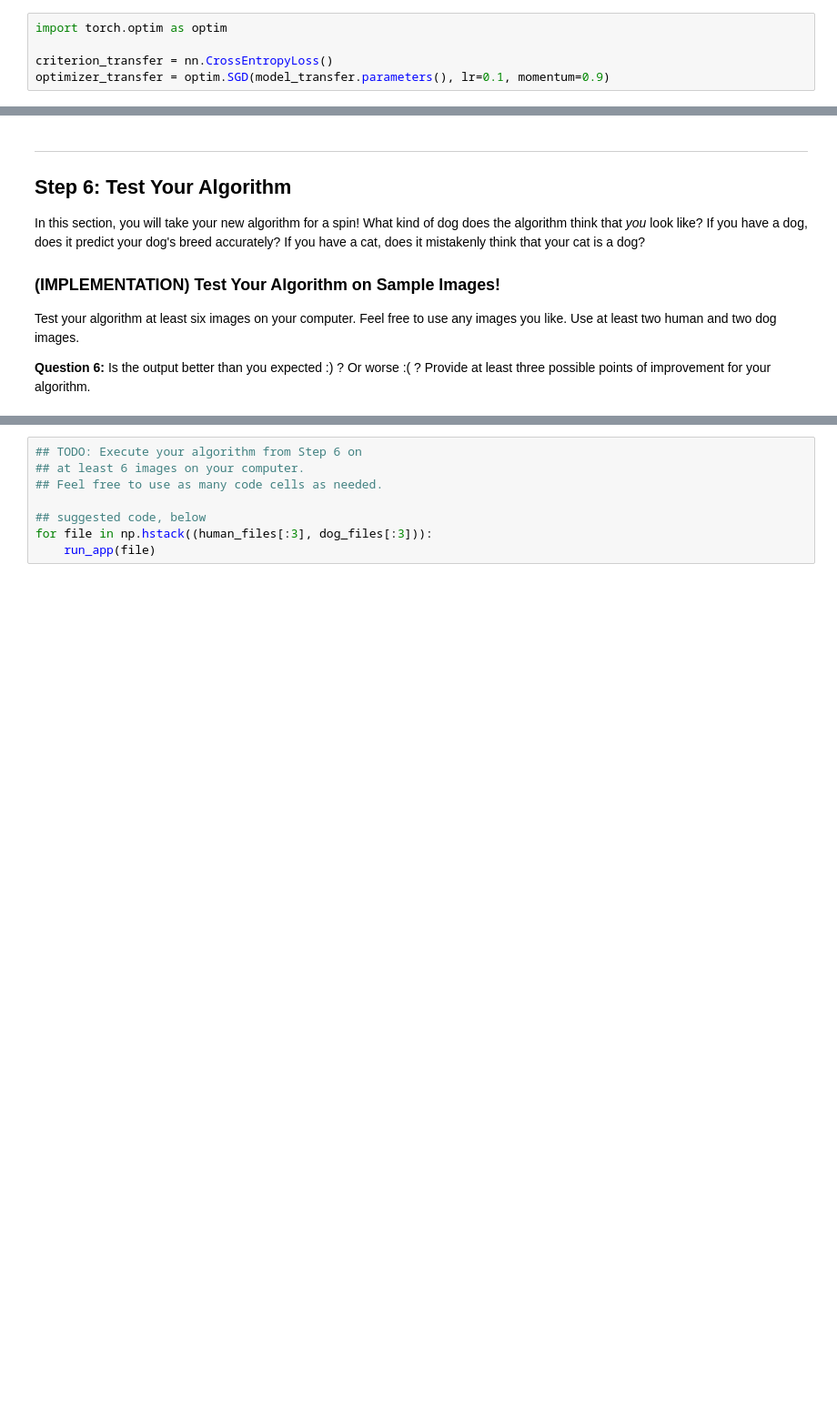
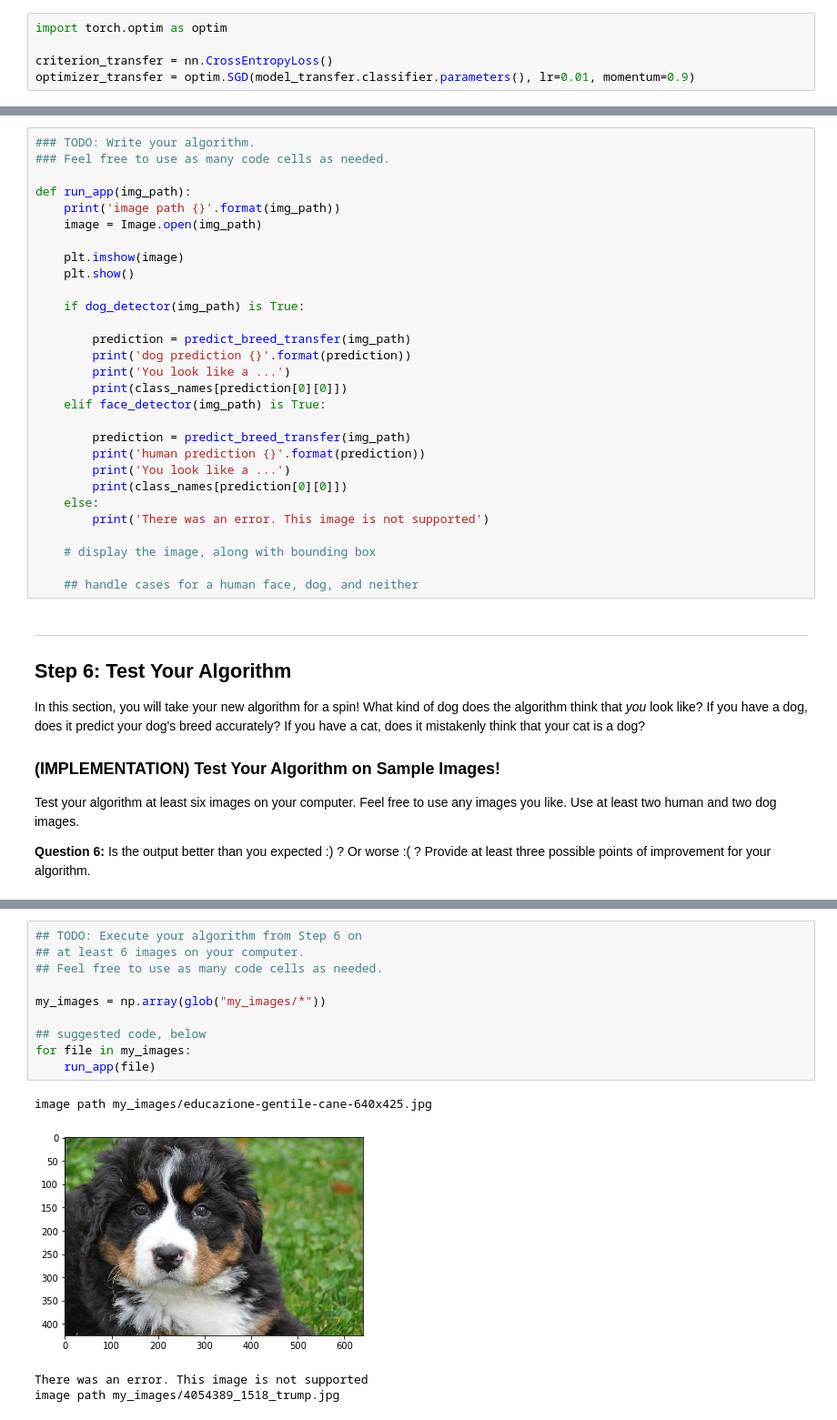
Before and after one commit to antonino-tocco/deeplearning, a Jupyter notebook: project-dog-classification/dog_app.ipynb, the cells around one changed output, grey strips where cells are left out. Shown at 91% size. Saved outputs shown, nothing was run; the diff lists cells and outputs as text; blank space fills up the shorter version.

```diff
--- a/project-dog-classification/dog_app.ipynb
+++ b/project-dog-classification/dog_app.ipynb
@@ -690,7 +691,7 @@ Use the next code cell to specify a [loss function](http://pytorch.org/docs/mast
 import torch.optim as optim
 
 criterion_transfer = nn.CrossEntropyLoss()
-optimizer_transfer = optim.SGD(model_transfer.parameters(), lr=0.1, momentum=0.9)
+optimizer_transfer = optim.SGD(model_transfer.classifier.parameters(), lr=0.01, momentum=0.9)
 # %% [markdown]
 ### (IMPLEMENTATION) Train and Validate the Model
 
@@ -781,3 +804,32 @@ def run_app(img_path):
+# %%
+### TODO: Write your algorithm.
+### Feel free to use as many code cells as needed.
+
+def run_app(img_path):
+    print('image path {}'.format(img_path))
+    image = Image.open(img_path)
+
+    plt.imshow(image)
+    plt.show()
+
+    if dog_detector(img_path) is True:
+
+        prediction = predict_breed_transfer(img_path)
+        print('dog prediction {}'.format(prediction))
+        print('You look like a ...')
+        print(class_names[prediction[0][0]])
+    elif face_detector(img_path) is True:
+
+        prediction = predict_breed_transfer(img_path)
+        print('human prediction {}'.format(prediction))
+        print('You look like a ...')
+        print(class_names[prediction[0][0]])
+    else:
+        print('There was an error. This image is not supported')
+
+    # display the image, along with bounding box
+
+    ## handle cases for a human face, dog, and neither
 # %% [markdown]
 ---
 <a id='step6'></a>
@@ -795,8 +851,15 @@ __Answer:__ (Three possible points for improvement)
 # %%
 ## TODO: Execute your algorithm from Step 6 on
 ## at least 6 images on your computer.
 ## Feel free to use as many code cells as needed.
 
+my_images = np.array(glob("my_images/*"))
+
 ## suggested code, below
-for file in np.hstack((human_files[:3], dog_files[:3])):
+for file in my_images:
     run_app(file)
+# %% [output]
+image path my_images/educazione-gentile-cane-640x425.jpg
+[figure, added]
+There was an error. This image is not supported
+image path my_images/4054389_1518_trump.jpg
```
Also changed, not shown: parts of 22 cells of this notebook.
